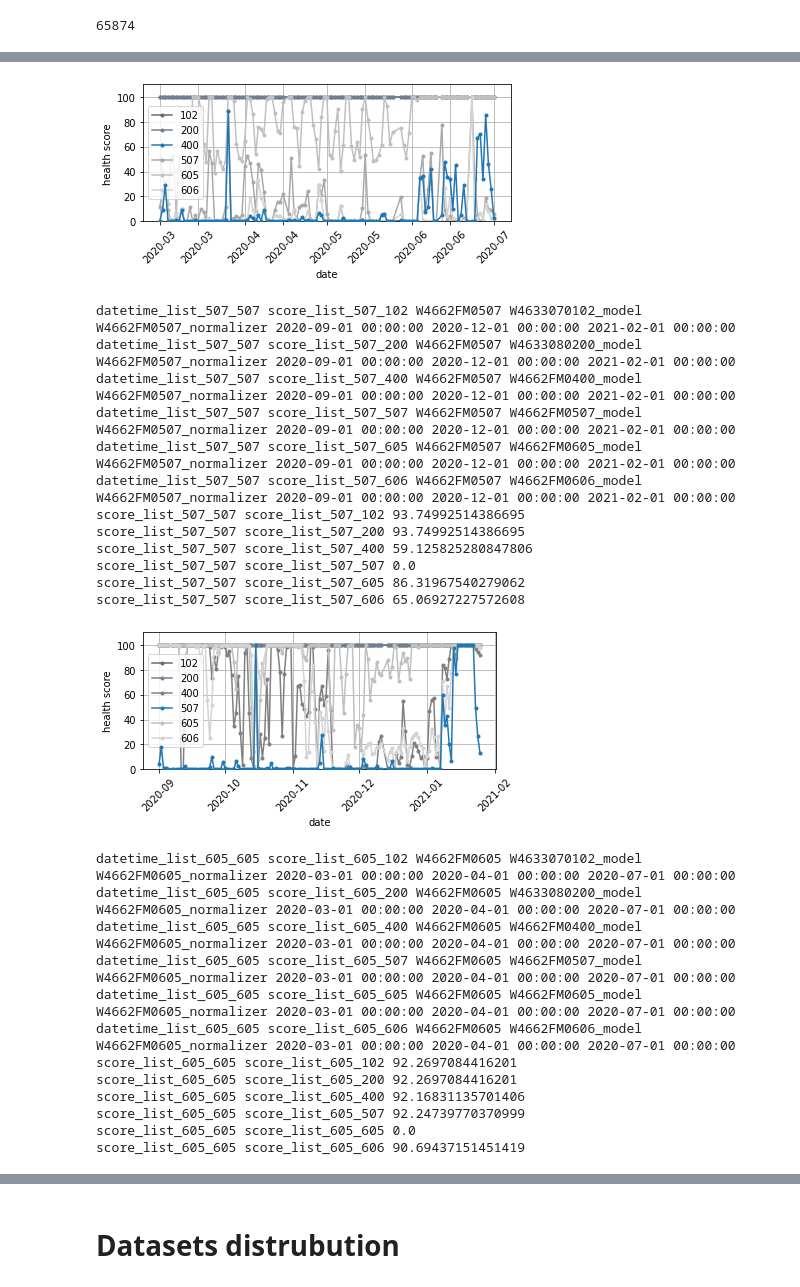
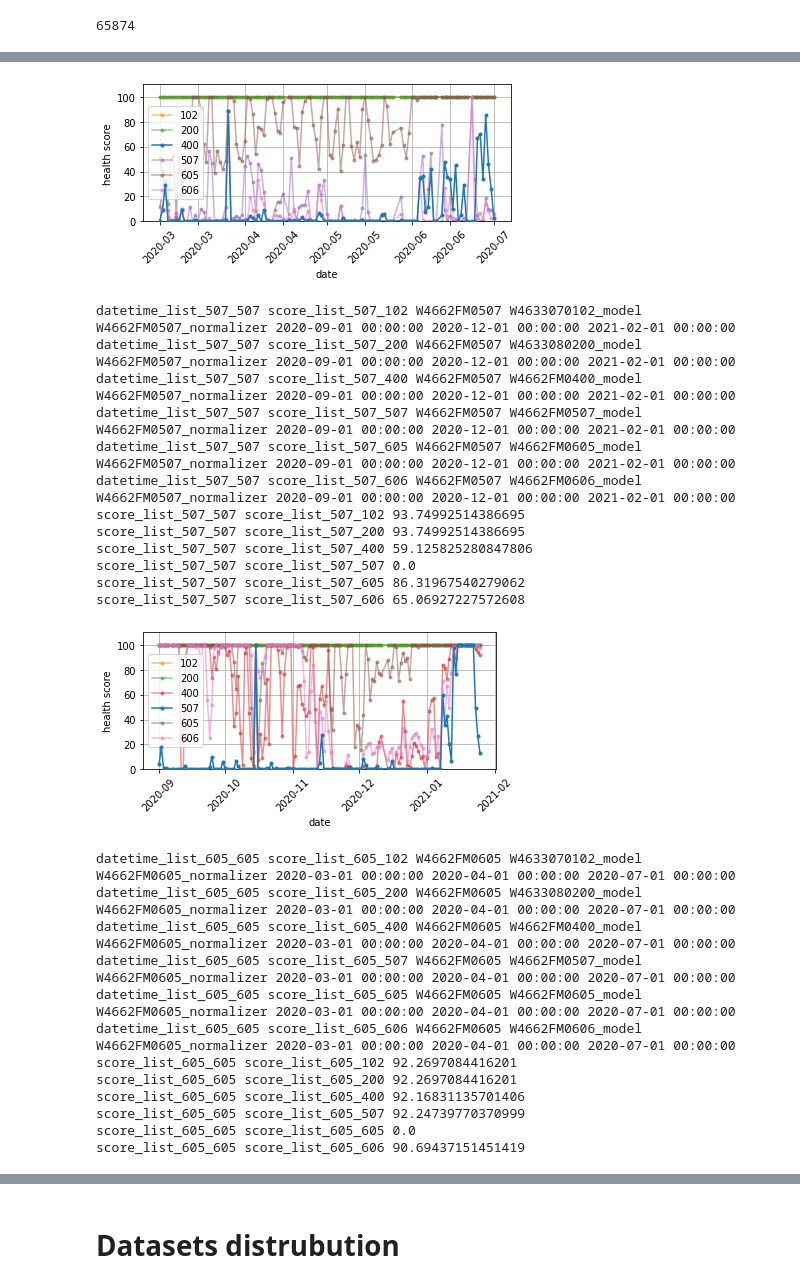
Before and after one commit to owen198/csc_domain_adaptation, a Jupyter notebook: csc_datasets.ipynb, the cells around one changed output, grey strips where cells are left out. Saved outputs shown, nothing was run; the diff lists cells and outputs as text; code cells hidden in the pictures.

```diff
--- a/csc_datasets.ipynb
+++ b/csc_datasets.ipynb
@@ -280,3 +280,11 @@ color = ['tab:blue',
+# %%
+color = ['tab:blue',
+         'tab:orange',
+         'tab:green',
+         'tab:red',
+         'tab:purple',
+         'tab:brown',
+         'tab:pink']
 # %%
 import matplotlib.dates as mdates
 
@@ -337,7 +345,7 @@ for target, data in zip(disp_label, label):
         else:
             ax.plot(globals()['datetime_list_'+target+'_'+target],
                     globals()['score_list'+'_'+target+'_'+source],
-                    marker='.', label=source, color=color[color_index])
+                    marker='.', label=source, color=color[color_index], alpha=0.5)
     # ax.plot(datetime_list_102_102, score_list_102_102, marker='.', label='102')
     # ax.plot(datetime_list_102_102, score_list_102_200, marker='.', label='200')
     # ax.plot(datetime_list_102_102, score_list_102_400, marker='.', label='200')
@@ -385,29 +393,29 @@ score_list_200_200 score_list_200_606 95.94261539379
 datetime_list_400_400 score_list_400_102 W4662FM0400 W4633070102_model W4662FM0400_normalizer 2020-03-01 00:00:00 2020-05-01 00:00:00 2020-07-01 00:00:00
 datetime_list_400_400 score_list_400_200 W4662FM0400 W4633080200_model W4662FM0400_normalizer 2020-03-01 00:00:00 2020-05-01 00:00:00 2020-07-01 00:00:00
 datetime_list_400_400 score_list_400_400 W4662FM0400 W4662FM0400_model W4662FM0400_normalizer 2020-03-01 00:00:00 2020-05-01 00:00:00 2020-07-01 00:00:00
 datetime_list_400_400 score_list_400_507 W4662FM0400 W4662FM0507_model W4662FM0400_normalizer 2020-03-01 00:00:00 2020-05-01 00:00:00 2020-07-01 00:00:00
 datetime_list_400_400 score_list_400_605 W4662FM0400 W4662FM0605_model W4662FM0400_normalizer 2020-03-01 00:00:00 2020-05-01 00:00:00 2020-07-01 00:00:00
 datetime_list_400_400 score_list_400_606 W4662FM0400 W4662FM0606_model W4662FM0400_normalizer 2020-03-01 00:00:00 2020-05-01 00:00:00 2020-07-01 00:00:00
 score_list_400_400 score_list_400_102 94.12236786438517
 score_list_400_400 score_list_400_200 94.12236786438517
 score_list_400_400 score_list_400_400 0.0
 score_list_400_400 score_list_400_507 23.710835498922847
 score_list_400_400 score_list_400_605 74.58678555262748
 score_list_400_400 score_list_400_606 17.568695633326506
-[figure, old version]
+[figure, new version]
 datetime_list_507_507 score_list_507_102 W4662FM0507 W4633070102_model W4662FM0507_normalizer 2020-09-01 00:00:00 2020-12-01 00:00:00 2021-02-01 00:00:00
 datetime_list_507_507 score_list_507_200 W4662FM0507 W4633080200_model W4662FM0507_normalizer 2020-09-01 00:00:00 2020-12-01 00:00:00 2021-02-01 00:00:00
 datetime_list_507_507 score_list_507_400 W4662FM0507 W4662FM0400_model W4662FM0507_normalizer 2020-09-01 00:00:00 2020-12-01 00:00:00 2021-02-01 00:00:00
 datetime_list_507_507 score_list_507_507 W4662FM0507 W4662FM0507_model W4662FM0507_normalizer 2020-09-01 00:00:00 2020-12-01 00:00:00 2021-02-01 00:00:00
 datetime_list_507_507 score_list_507_605 W4662FM0507 W4662FM0605_model W4662FM0507_normalizer 2020-09-01 00:00:00 2020-12-01 00:00:00 2021-02-01 00:00:00
 datetime_list_507_507 score_list_507_606 W4662FM0507 W4662FM0606_model W4662FM0507_normalizer 2020-09-01 00:00:00 2020-12-01 00:00:00 2021-02-01 00:00:00
 score_list_507_507 score_list_507_102 93.74992514386695
 score_list_507_507 score_list_507_200 93.74992514386695
 score_list_507_507 score_list_507_400 59.125825280847806
 score_list_507_507 score_list_507_507 0.0
 score_list_507_507 score_list_507_605 86.31967540279062
 score_list_507_507 score_list_507_606 65.06927227572608
-[figure, old version]
+[figure, new version]
 datetime_list_605_605 score_list_605_102 W4662FM0605 W4633070102_model W4662FM0605_normalizer 2020-03-01 00:00:00 2020-04-01 00:00:00 2020-07-01 00:00:00
 datetime_list_605_605 score_list_605_200 W4662FM0605 W4633080200_model W4662FM0605_normalizer 2020-03-01 00:00:00 2020-04-01 00:00:00 2020-07-01 00:00:00
 datetime_list_605_605 score_list_605_400 W4662FM0605 W4662FM0400_model W4662FM0605_normalizer 2020-03-01 00:00:00 2020-04-01 00:00:00 2020-07-01 00:00:00
```
Also changed, not shown: parts of 8 cells of this notebook.
